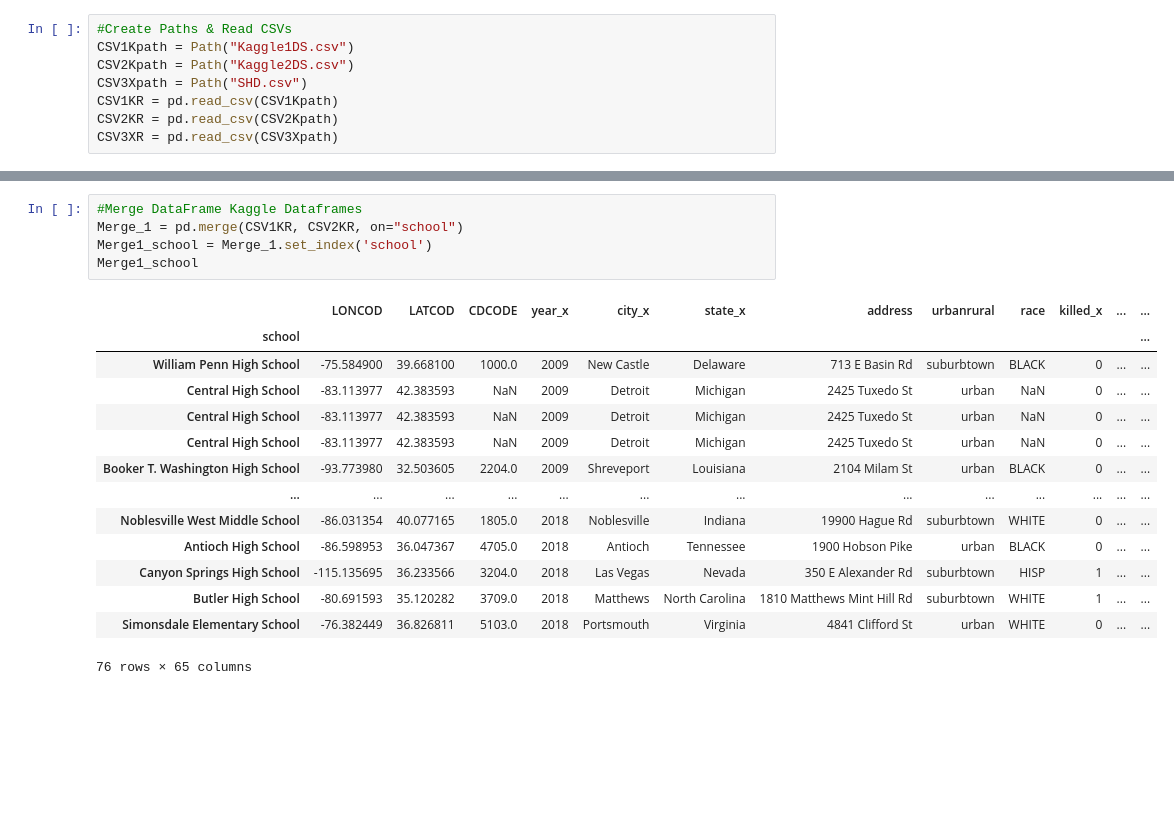
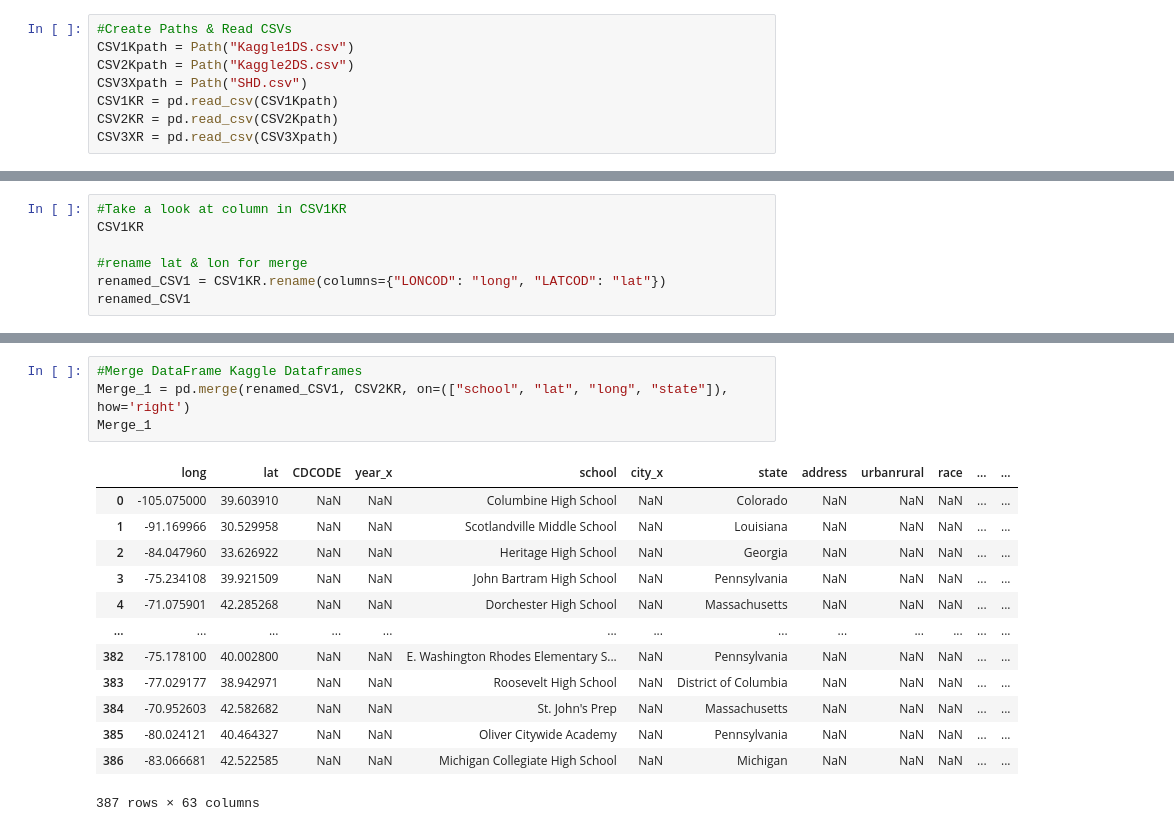
Before and after one commit to LeviEzra1/Project1_team4, a Jupyter notebook: Adriel_analysis/dataset_draft.ipynb, the cells around one changed output, grey strips where cells are left out. Saved outputs shown, nothing was run; the diff lists cells and outputs as text; blank space fills up the shorter version.

Commit message:
cleaned & merged dataframes

```diff
--- a/Adriel_analysis/dataset_draft.ipynb
+++ b/Adriel_analysis/dataset_draft.ipynb
@@ -14,0 +32,7 @@ CSV3XR = pd.read_csv(CSV3Xpath)
+# %%
+#Take a look at column in CSV1KR
+CSV1KR
+
+#rename lat & lon for merge
+renamed_CSV1 = CSV1KR.rename(columns={"LONCOD": "long", "LATCOD": "lat"})
+renamed_CSV1
@@ -15,20 +53,18 @@ CSV3XR = pd.read_csv(CSV3Xpath)
 # %%
 #Merge DataFrame Kaggle Dataframes
-Merge_1 = pd.merge(CSV1KR, CSV2KR, on="school")
-Merge1_school = Merge_1.set_index('school')
-Merge1_school
+Merge_1 = pd.merge(renamed_CSV1, CSV2KR, on=(["school", "lat", "long", "state"]), how='right')
+Merge_1
 # %% [output]
-|  | LONCOD | LATCOD | CDCODE | year_x | city_x | state_x | address | urbanrural | race | killed_x | ... | ... |
-| school |  |  |  |  |  |  |  |  |  |  |  | ... |
-| William Penn High School | -75.584900 | 39.668100 | 1000.0 | 2009 | New Castle | Delaware | 713 E Basin Rd | suburbtown | BLACK | 0 | ... | ... |
-| Central High School | -83.113977 | 42.383593 | NaN | 2009 | Detroit | Michigan | 2425 Tuxedo St | urban | NaN | 0 | ... | ... |
-| Central High School | -83.113977 | 42.383593 | NaN | 2009 | Detroit | Michigan | 2425 Tuxedo St | urban | NaN | 0 | ... | ... |
-| Central High School | -83.113977 | 42.383593 | NaN | 2009 | Detroit | Michigan | 2425 Tuxedo St | urban | NaN | 0 | ... | ... |
-| Booker T. Washington High School | -93.773980 | 32.503605 | 2204.0 | 2009 | Shreveport | Louisiana | 2104 Milam St | urban | BLACK | 0 | ... | ... |
+|  | long | lat | CDCODE | year_x | school | city_x | state | address | urbanrural | race | ... | ... |
+| 0 | -105.075000 | 39.603910 | NaN | NaN | Columbine High School | NaN | Colorado | NaN | NaN | NaN | ... | ... |
+| 1 | -91.169966 | 30.529958 | NaN | NaN | Scotlandville Middle School | NaN | Louisiana | NaN | NaN | NaN | ... | ... |
+| 2 | -84.047960 | 33.626922 | NaN | NaN | Heritage High School | NaN | Georgia | NaN | NaN | NaN | ... | ... |
+| 3 | -75.234108 | 39.921509 | NaN | NaN | John Bartram High School | NaN | Pennsylvania | NaN | NaN | NaN | ... | ... |
+| 4 | -71.075901 | 42.285268 | NaN | NaN | Dorchester High School | NaN | Massachusetts | NaN | NaN | NaN | ... | ... |
 | ... | ... | ... | ... | ... | ... | ... | ... | ... | ... | ... | ... | ... |
-| Noblesville West Middle School | -86.031354 | 40.077165 | 1805.0 | 2018 | Noblesville | Indiana | 19900 Hague Rd | suburbtown | WHITE | 0 | ... | ... |
-| Antioch High School | -86.598953 | 36.047367 | 4705.0 | 2018 | Antioch | Tennessee | 1900 Hobson Pike | urban | BLACK | 0 | ... | ... |
-| Canyon Springs High School | -115.135695 | 36.233566 | 3204.0 | 2018 | Las Vegas | Nevada | 350 E Alexander Rd | suburbtown | HISP | 1 | ... | ... |
-| Butler High School | -80.691593 | 35.120282 | 3709.0 | 2018 | Matthews | North Carolina | 1810 Matthews Mint Hill Rd | suburbtown | WHITE | 1 | ... | ... |
-| Simonsdale Elementary School | -76.382449 | 36.826811 | 5103.0 | 2018 | Portsmouth | Virginia | 4841 Clifford St | urban | WHITE | 0 | ... | ... |
+| 382 | -75.178100 | 40.002800 | NaN | NaN | E. Washington Rhodes Elementary S... | NaN | Pennsylvania | NaN | NaN | NaN | ... | ... |
+| 383 | -77.029177 | 38.942971 | NaN | NaN | Roosevelt High School | NaN | District of Columbia | NaN | NaN | NaN | ... | ... |
+| 384 | -70.952603 | 42.582682 | NaN | NaN | St. John's Prep | NaN | Massachusetts | NaN | NaN | NaN | ... | ... |
+| 385 | -80.024121 | 40.464327 | NaN | NaN | Oliver Citywide Academy | NaN | Pennsylvania | NaN | NaN | NaN | ... | ... |
+| 386 | -83.066681 | 42.522585 | NaN | NaN | Michigan Collegiate High School | NaN | Michigan | NaN | NaN | NaN | ... | ... |
-76 rows × 65 columns
+387 rows × 63 columns
```
Also changed, not shown: parts of 13 cells of this notebook, 1 other file.
